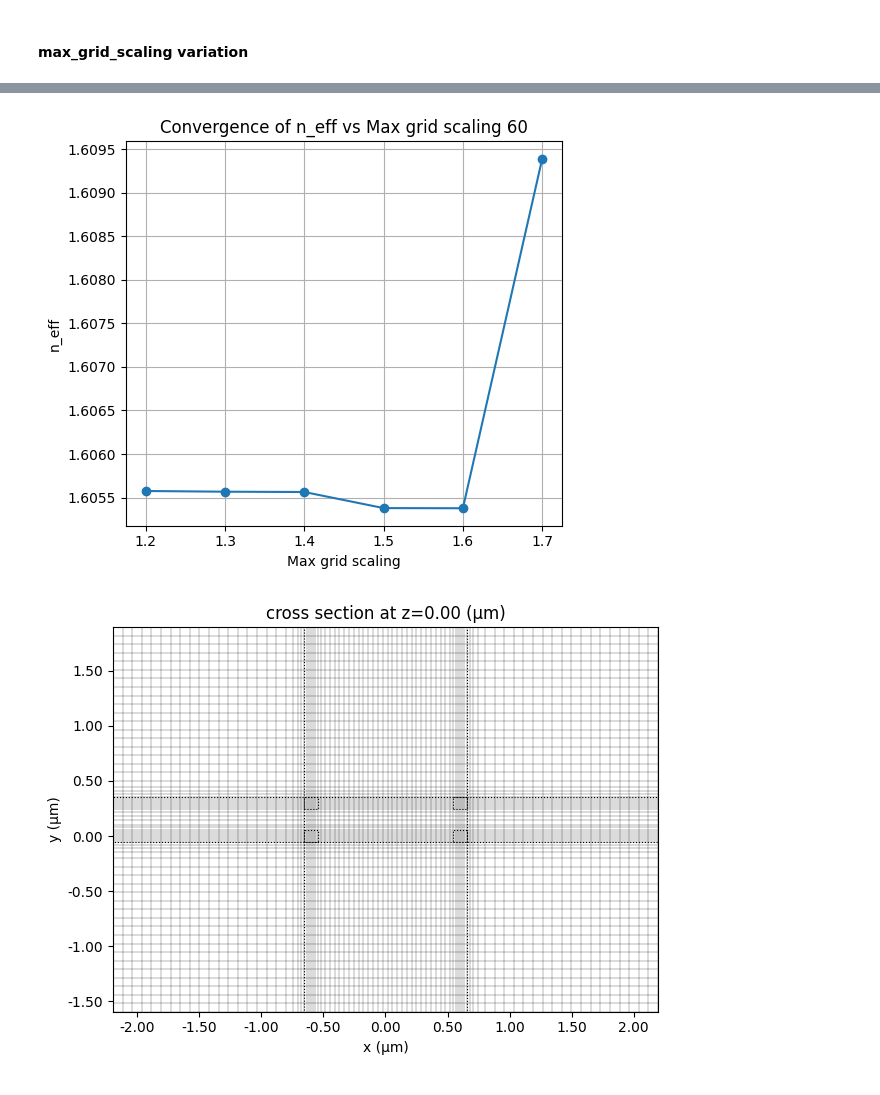
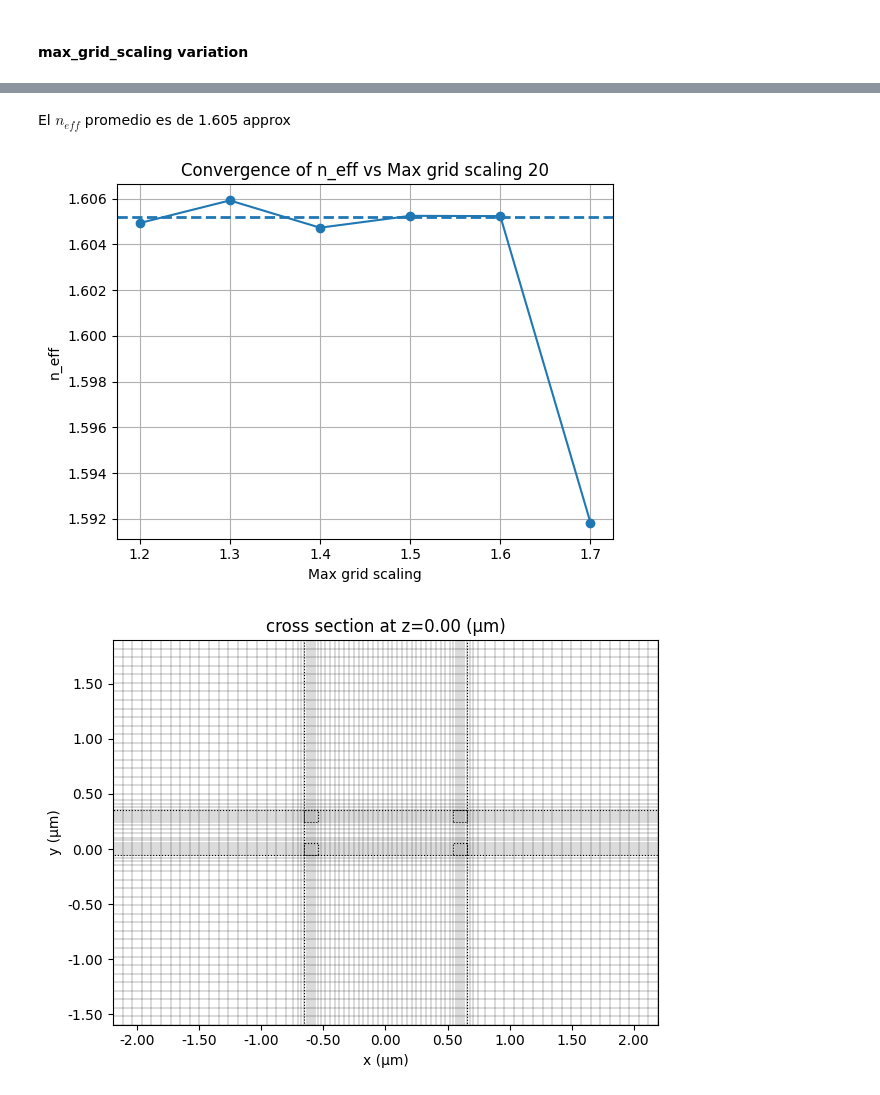
Before and after one commit to niospinamev2/pic-upv-lab1, a Jupyter notebook: WAVEGUIDES_Student.ipynb, the cells around one changed output, grey strips where cells are left out. Saved outputs shown, nothing was run; the diff lists cells and outputs as text; code cells hidden in the pictures.

```diff
--- a/WAVEGUIDES_Student.ipynb
+++ b/WAVEGUIDES_Student.ipynb
@@ -133,7 +130,7 @@ plt.savefig('Convergence of n_eff vs Grid Resolution.png', bbox_inches='tight')
 # %% [markdown]
  #### max_grid_scaling variation
 # %%
-deep_waveguide = gt.modes.Waveguide(
+deep_waveguide_Sin_max_grid_scaling = gt.modes.Waveguide(
     # Geometrical Parameters
     core_width=1.2, # Waveguide width
     core_thickness=300 * nm, # Waveguide height
@@ -145,13 +142,13 @@ deep_waveguide = gt.modes.Waveguide(
     wavelength=1550 * nm, # Wavelength to simulate
     num_modes=1, # Targeted number of modes to find
     max_grid_scaling=1.5, # Parameters of the grid
-    grid_resolution=60, # Parameters of the grid
+    grid_resolution=20, # Parameters of the grid
     cache_path='.cache/', # Important! In order to save simulation time, set your cache Path!
     precision='double',
 )
 # %%
-max_grid_scaling = np.arange(1.2, 1.6 + 0.1, 0.1)
-
-sweep_neff = gt.modes.sweep_n_eff(deep_waveguide,
+step_size = 0.1
+max_grid_scaling = np.arange(1.2, 1.6 + step_size, step_size)
+sweep_neff_Sin_max_grid_scaling = gt.modes.sweep_n_eff(deep_waveguide_Sin_max_grid_scaling,
                              max_grid_scaling=max_grid_scaling)
 # %% [output]
@@ -164,14 +161,22 @@ sweep_neff = gt.modes.sweep_n_eff(deep_waveguide,
+# %%
+mask = sweep_neff_Sin_max_grid_scaling.real > 1.604
+max_grid_scaling_filtered = max_grid_scaling[mask]
+neff_filtered = sweep_neff_Sin_max_grid_scaling.real[mask]
+neff_mean = np.mean(neff_filtered)
+# %% [markdown]
+El $n_{eff}$ promedio es de 1.605 approx
 # %%
-plt.figure()
-plt.plot(max_grid_scaling, sweep_neff.real, marker='o')
+plt.figure(figsize=(7, 4.5))
+plt.plot(max_grid_scaling, sweep_neff_Sin_max_grid_scaling.real, marker='o')
+plt.axhline(neff_mean, linestyle='--', linewidth=2)
 plt.xlabel("Max grid scaling")
 plt.ylabel("n_eff")
-plt.title("Convergence of n_eff vs Max grid scaling 60")
+plt.title("Convergence of n_eff vs Max grid scaling 20")
 plt.grid(True)
 plt.tight_layout(rect=[0, 0, 0.85, 1])
-plt.savefig('Convergence of n_eff vs Max grid scaling 60.png', bbox_inches='tight')
+plt.savefig('Convergence of n_eff vs Max grid scaling 20 Sin.png', bbox_inches='tight')
 # %% [output]
-[figure, old version]
+[figure, new version]
 # %%
 deep_waveguide.plot_grid()
 # %% [output]
```
Also changed, not shown: parts of 31 cells of this notebook, 15 other files.
